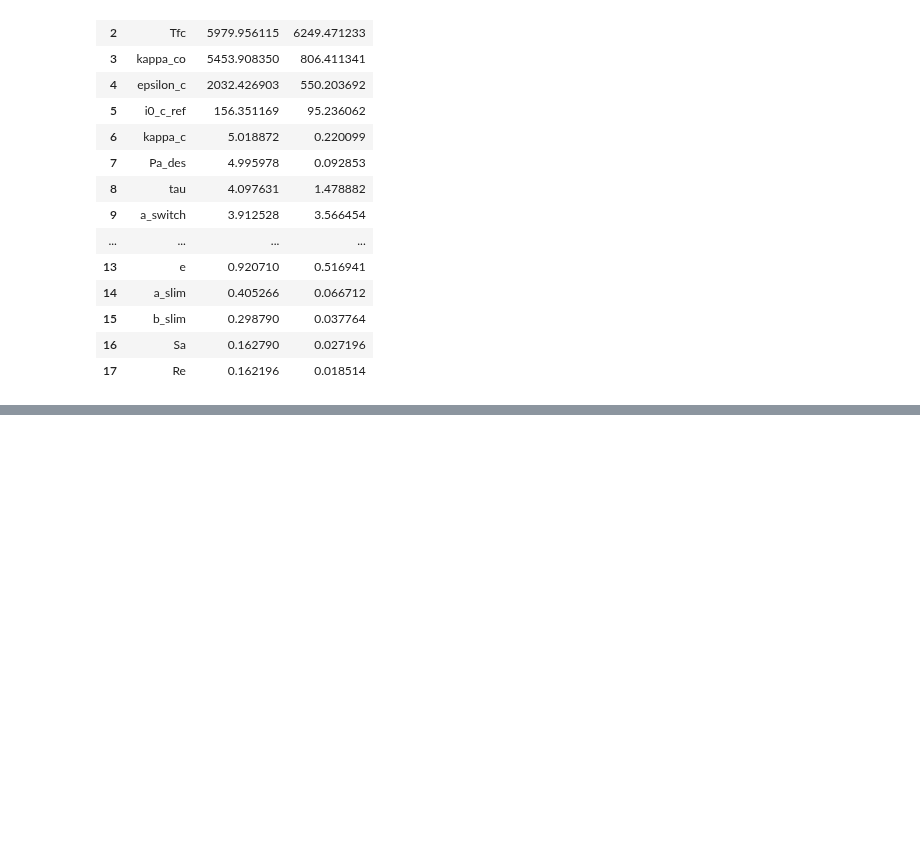
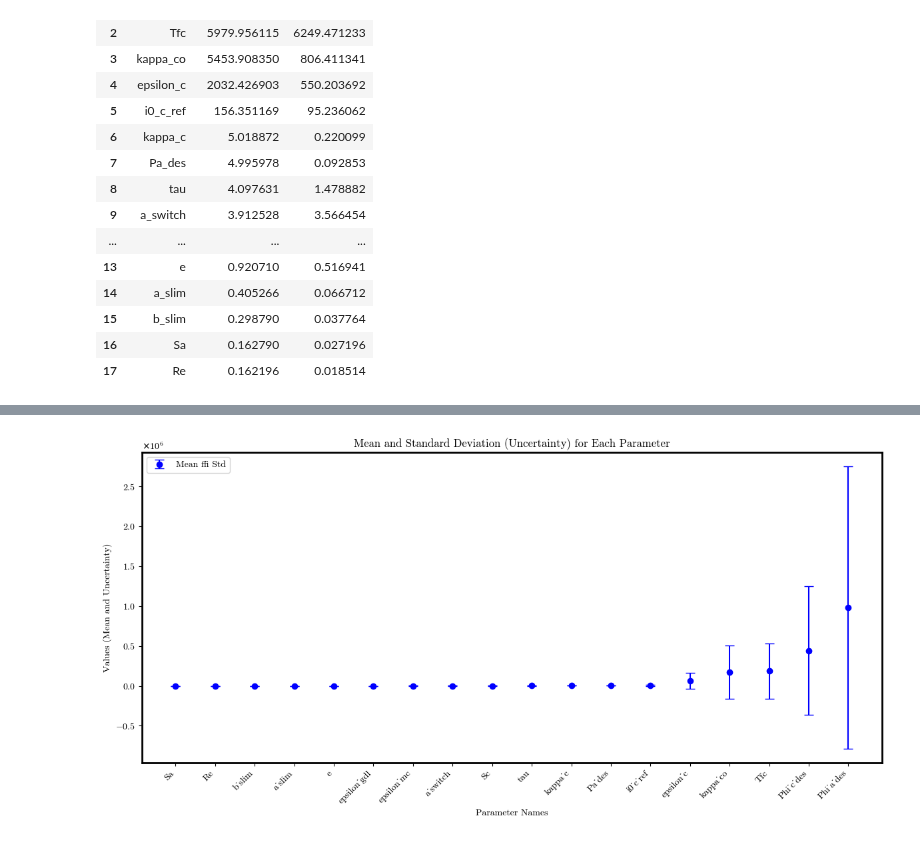
Before and after one commit to DejvisT/Sensitivity-Analysis-and-Surrogate-Modeling-of-PEM-Fuel-Cells, a Jupyter notebook: notebooks/02_sensitivity_analysis.ipynb, the cells around one changed output, grey strips where cells are left out. Cells and saved outputs as stored; diff of their text form; code cells hidden in the pictures; blank space fills up the shorter version.

```diff
--- a/notebooks/02_sensitivity_analysis.ipynb
+++ b/notebooks/02_sensitivity_analysis.ipynb
@@ -59,3 +58,9 @@ summarize_morris_results(morris_all, problem)
 | 15 | b_slim | 0.298790 | 0.037764 |
 | 16 | Sa | 0.162790 | 0.027196 |
 | 17 | Re | 0.162196 | 0.018514 |
+# %%
+data['AUC'] = data.apply(lambda row: np.trapezoid(row['Ucell'], row['ifc']), axis=1)
+
+# Calculate simple sum of Ucell values
+data['Ucell_sum'] = data['Ucell'].apply(np.sum)
+data
@@ -61,0 +81,56 @@ summarize_morris_results(morris_all, problem)
+# %%
+morris_all = morris_analyze.analyze(
+            problem=problem,
+            X=samples_df.to_numpy(),
+            Y=data['Ucell_sum'].to_numpy(),
+            conf_level=0.95,
+            num_levels=4,
+            print_to_console=False
+        )
+# %%
+import matplotlib.pyplot as plt
+import numpy as np
+
+def plot_morris_results(morris_all):
+    """
+    Plots the Morris sensitivity analysis results.
+
+    Parameters:
+        morris_all (dict): Dictionary containing the sensitivity analysis results with keys
+                            'names', 'mu_star', and 'mu_star_conf'.
+    """
+    # Data from the morris_all dictionary
+    names = morris_all['names']
+    mu = morris_all['mu_star']
+    sigma = morris_all['mu_star_conf']
+
+    # Sorting the parameters based on the mu_star values
+    sorted_indices = np.argsort(mu)  # Get the indices that would sort mu_star
+    names_sorted = names[sorted_indices]
+    mu_sorted = mu[sorted_indices]
+    sigma_sorted = sigma[sorted_indices]
+
+    # Plotting
+    fig, ax = plt.subplots(figsize=(12, 6))
+
+    # Error bars: mu as the central value, sigma as the uncertainty
+    ax.errorbar(names_sorted, mu_sorted, yerr=sigma_sorted, fmt='o', color='b', label='Mean ± Std', capsize=5)
+
+    # Set labels and title
+    ax.set_xlabel('Parameter Names')
+    ax.set_ylabel('Values (Mean and Uncertainty)')
+    ax.set_title('Mean and Standard Deviation (Uncertainty) for Each Parameter')
+
+    # Rotate x-axis labels for better readability
+    plt.xticks(rotation=45, ha='right')
+
+    # Display the plot
+    ax.legend()
+    plt.tight_layout()
+    plt.show()
+
+# Example usage
+# Assuming `morris_all` is a dictionary with the required data:
+plot_morris_results(morris_all)
+# %% [output]
+[figure, added]
```
Also changed, not shown: parts of 5 cells of this notebook, 1 other file.
